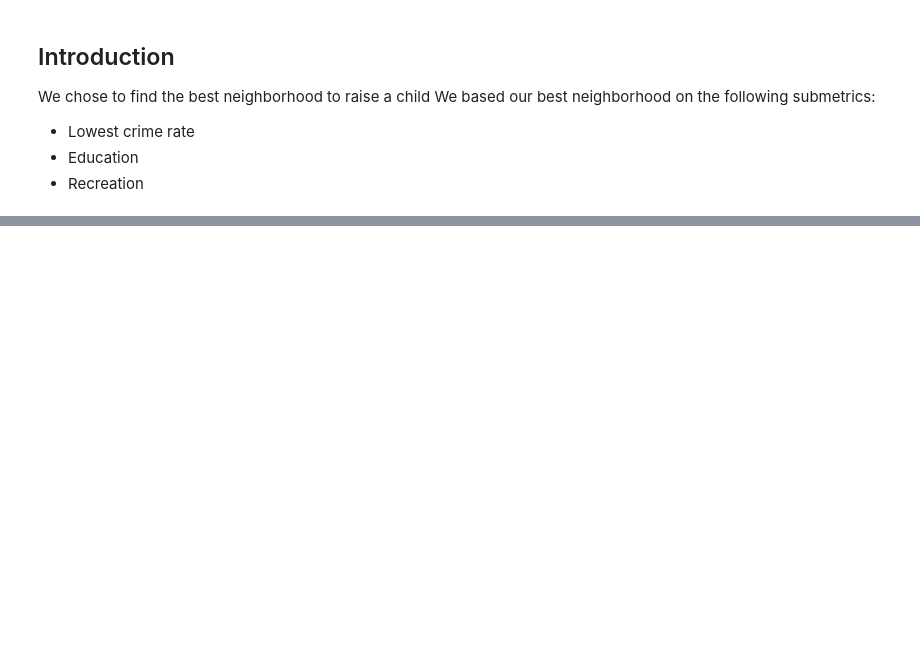
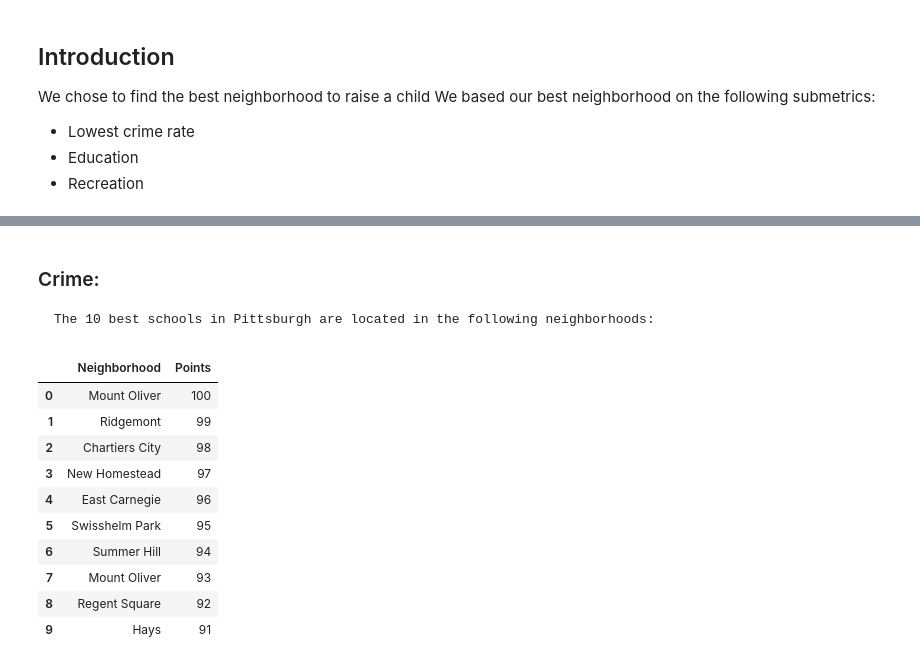
Before and after one commit to SalemZenati/BigIdeasFinalProject, a Jupyter notebook: Final_Project.ipynb, the cells around one changed output, grey strips where cells are left out. Cells and saved outputs as stored; diff of their text form; code cells hidden in the pictures; blank space fills up the shorter version.

```diff
--- a/Final_Project.ipynb
+++ b/Final_Project.ipynb
@@ -58,0 +67,20 @@ parks_df.head()
+# %% [markdown]
+### Crime:
+    The 10 best schools in Pittsburgh are located in the following neighborhoods:
+# %%
+crime_df = pd.read_csv('export_crime.csv')
+crime_df['Points'] = 100 - crime_df.index
+crime_df = crime_df[['Neighborhood', 'Points']]
+display(crime_df.head(10))
+# %% [output]
+|  | Neighborhood | Points |
+| 0 | Mount Oliver | 100 |
+| 1 | Ridgemont | 99 |
+| 2 | Chartiers City | 98 |
+| 3 | New Homestead | 97 |
+| 4 | East Carnegie | 96 |
+| 5 | Swisshelm Park | 95 |
+| 6 | Summer Hill | 94 |
+| 7 | Mount Oliver | 93 |
+| 8 | Regent Square | 92 |
+| 9 | Hays | 91 |
```
Also changed, not shown: parts of 8 cells of this notebook.
